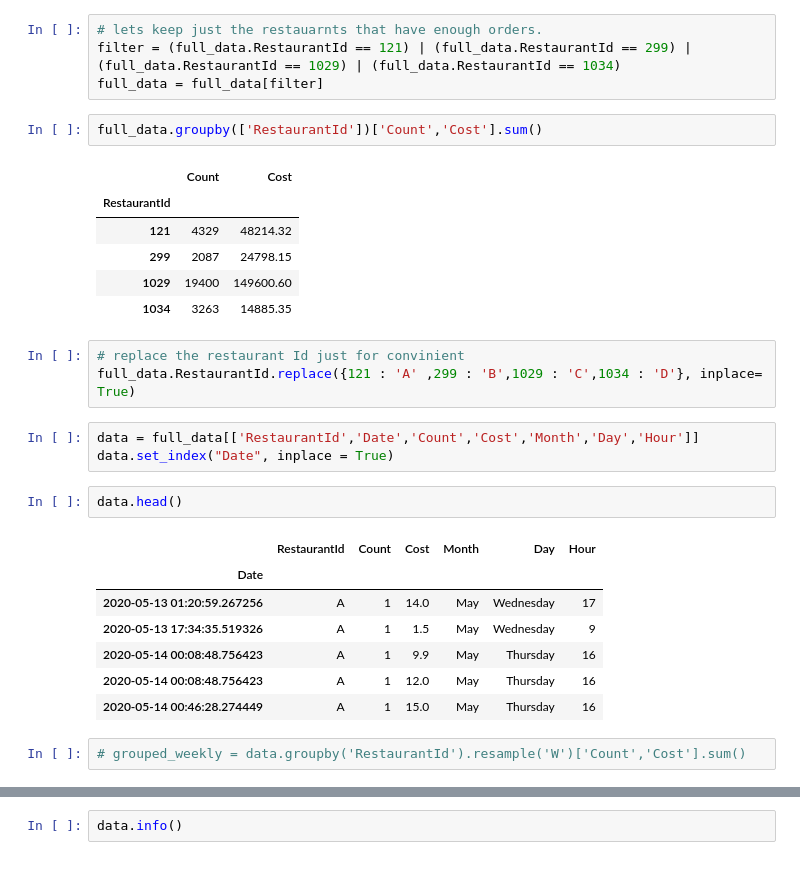
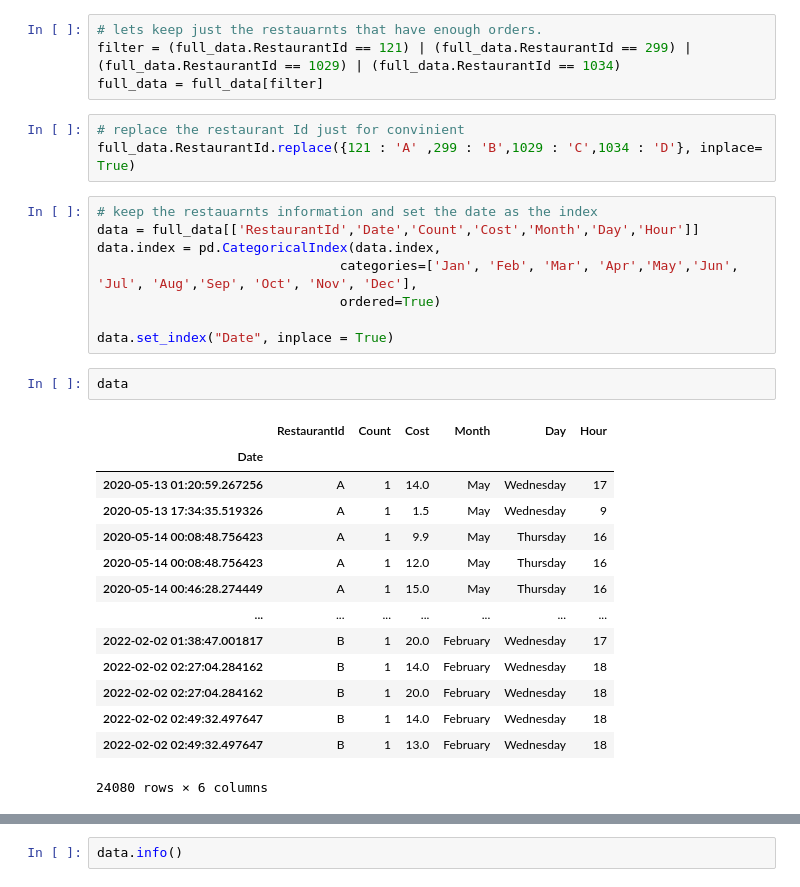
Before and after one commit to nakisa84/personalized-food-recommendation, a Jupyter notebook: notebooks/restaurant-sales-EDA.ipynb, the cells around one changed output, grey strips where cells are left out. Drawn from its saved outputs; the diff is of its cells as text.

```diff
--- a/notebooks/restaurant-sales-EDA.ipynb
+++ b/notebooks/restaurant-sales-EDA.ipynb
@@ -68,30 +75,31 @@ Name: RestaurantId, dtype: int64
 # lets keep just the restauarnts that have enough orders.
 filter = (full_data.RestaurantId == 121) | (full_data.RestaurantId == 299) | (full_data.RestaurantId == 1029) | (full_data.RestaurantId == 1034)
 full_data = full_data[filter]
-# %%
-full_data.groupby(['RestaurantId'])['Count','Cost'].sum()
-# %% [output]
-|  | Count | Cost |
-| RestaurantId |  |  |
-| 121 | 4329 | 48214.32 |
-| 299 | 2087 | 24798.15 |
-| 1029 | 19400 | 149600.60 |
-| 1034 | 3263 | 14885.35 |
 # %%
 # replace the restaurant Id just for convinient
 full_data.RestaurantId.replace({121 : 'A' ,299 : 'B',1029 : 'C',1034 : 'D'}, inplace= True)
-# %%
-data = full_data[['RestaurantId','Date','Count','Cost','Month','Day','Hour']]
-data.set_index("Date", inplace = True)
+# %%
+# keep the restauarnts information and set the date as the index
+data = full_data[['RestaurantId','Date','Count','Cost','Month','Day','Hour']]
+data.index = pd.CategoricalIndex(data.index,
+                               categories=['Jan', 'Feb', 'Mar', 'Apr','May','Jun', 'Jul', 'Aug','Sep', 'Oct', 'Nov', 'Dec'],
+                               ordered=True)
+
+data.set_index("Date", inplace = True)
 # %%
-data.head()
+data
 # %% [output]
 |  | RestaurantId | Count | Cost | Month | Day | Hour |
 | Date |  |  |  |  |  |  |
 | 2020-05-13 01:20:59.267256 | A | 1 | 14.0 | May | Wednesday | 17 |
 | 2020-05-13 17:34:35.519326 | A | 1 | 1.5 | May | Wednesday | 9 |
 | 2020-05-14 00:08:48.756423 | A | 1 | 9.9 | May | Thursday | 16 |
 | 2020-05-14 00:08:48.756423 | A | 1 | 12.0 | May | Thursday | 16 |
 | 2020-05-14 00:46:28.274449 | A | 1 | 15.0 | May | Thursday | 16 |
+| ... | ... | ... | ... | ... | ... | ... |
+| 2022-02-02 01:38:47.001817 | B | 1 | 20.0 | February | Wednesday | 17 |
+| 2022-02-02 02:27:04.284162 | B | 1 | 14.0 | February | Wednesday | 18 |
+| 2022-02-02 02:27:04.284162 | B | 1 | 20.0 | February | Wednesday | 18 |
+| 2022-02-02 02:49:32.497647 | B | 1 | 14.0 | February | Wednesday | 18 |
+| 2022-02-02 02:49:32.497647 | B | 1 | 13.0 | February | Wednesday | 18 |
+24080 rows × 6 columns
-# %%
-# grouped_weekly = data.groupby('RestaurantId').resample('W')['Count','Cost'].sum()
```
Also changed, not shown: parts of 22 cells of this notebook.
